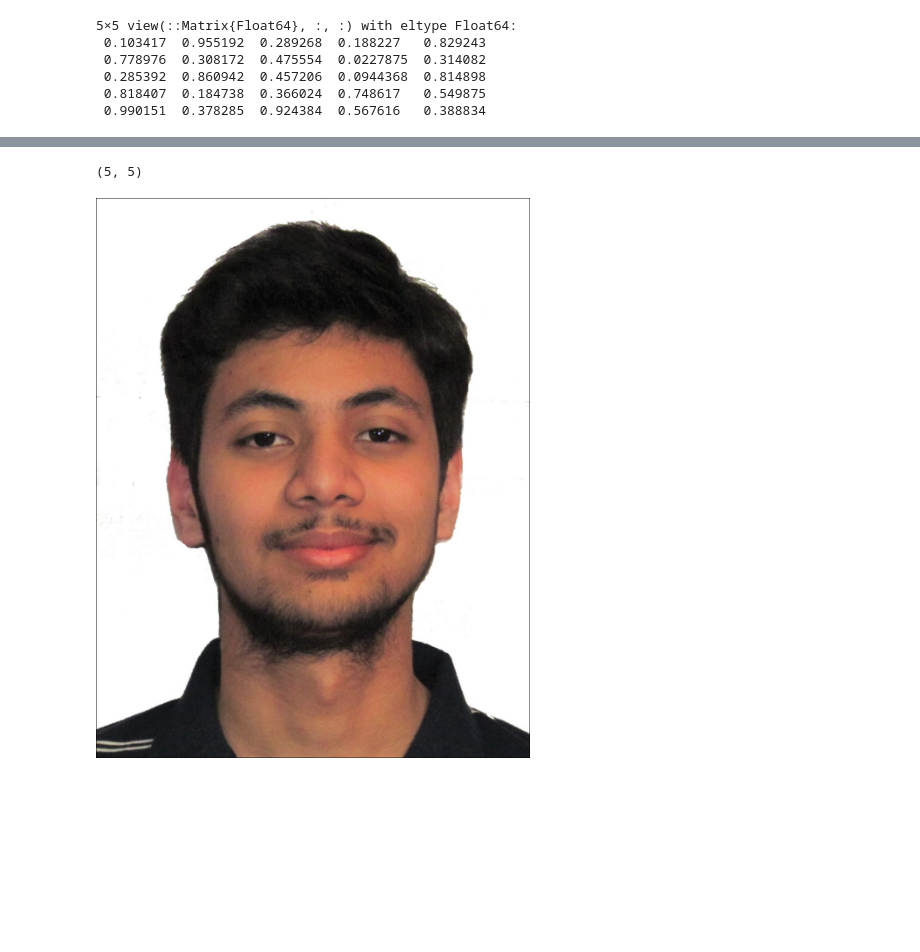
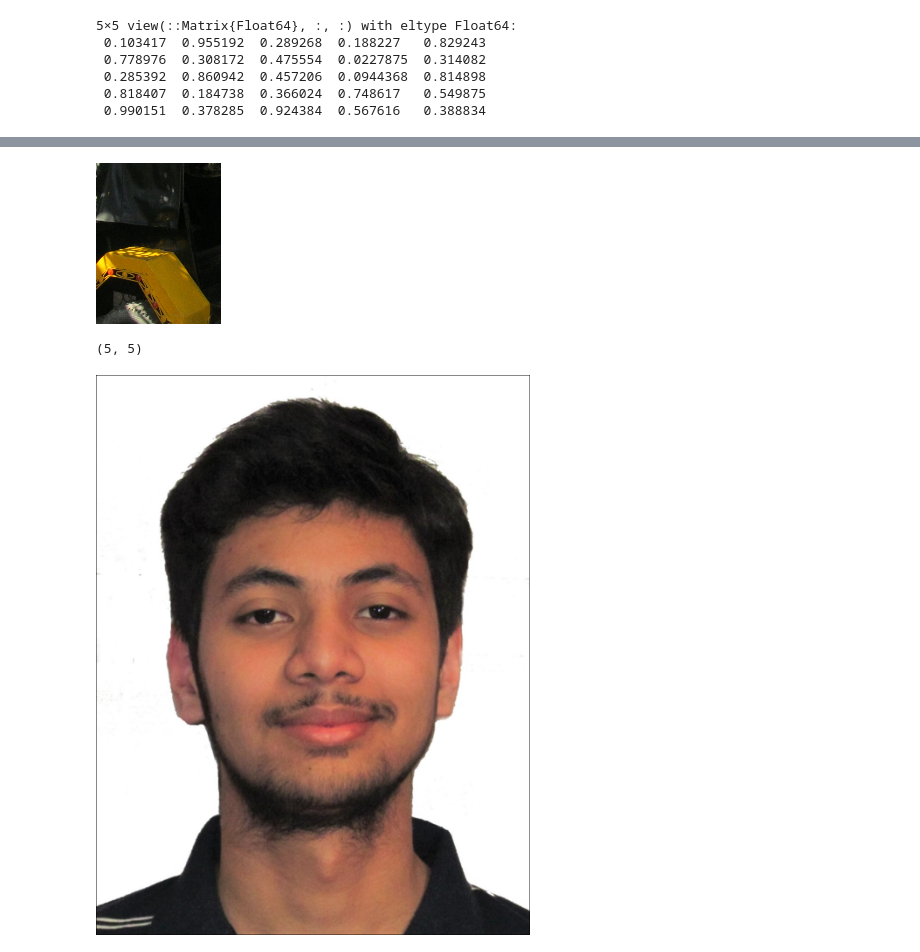
Before and after one commit to dr-ghost/computing, a Jupyter notebook: Face_recog.ipynb, the cells around one changed output, grey strips where cells are left out. Saved outputs shown, nothing was run; the diff lists cells and outputs as text; code cells hidden in the pictures; blank space fills up the shorter version.

```diff
--- a/Face_recog.ipynb
+++ b/Face_recog.ipynb
@@ -82,3 +135,7 @@ tst_im = rand(5,5)
+# %%
+imgg[tup[1]:tup[1]+sz[1],tup[2]:tup[2]+sz[2]]
+# %% [output]
+[figure, added]
 # %%
 RGB(1.0,0.0,0.0)
 RGB.(tst_im)
```
Also changed, not shown: parts of 7 cells of this notebook.
